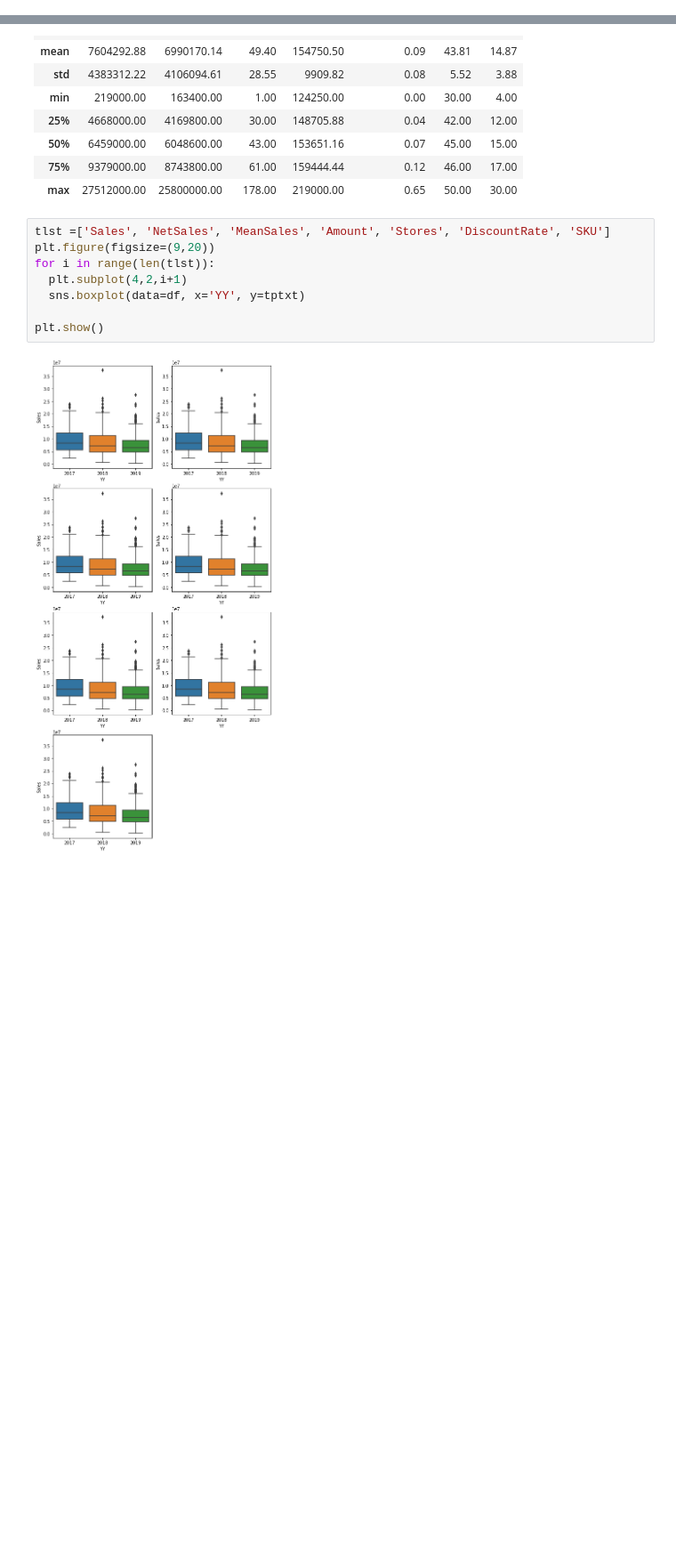
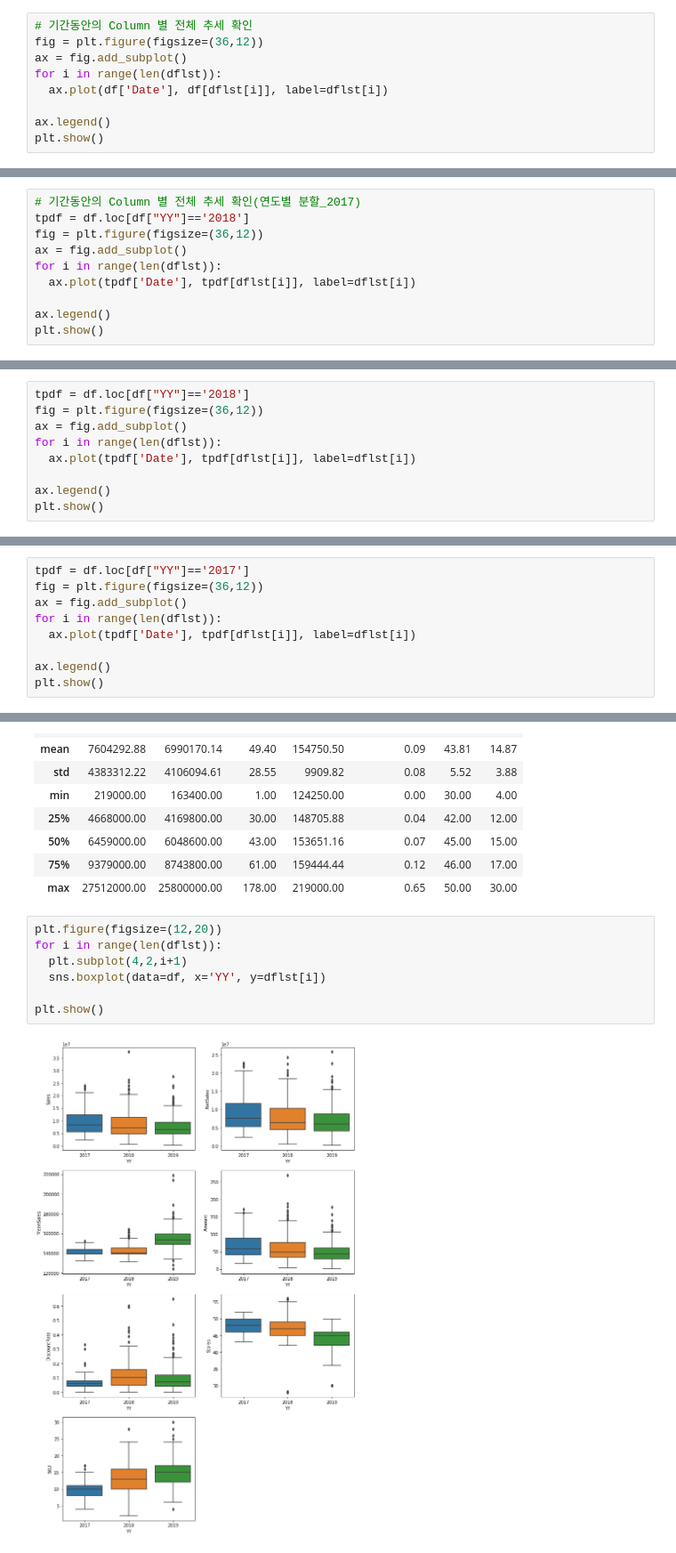
Before and after one commit to csLee94/project_notebook, a Jupyter notebook: SalesPredict_N.ipynb, the cells around one changed output, grey strips where cells are left out. Shown at 89% size. Saved outputs shown, nothing was run; the diff lists cells and outputs as text; blank space fills up the shorter version.

```diff
--- a/SalesPredict_N.ipynb
+++ b/SalesPredict_N.ipynb
@@ -82,0 +96,9 @@ for tempcol in list(df.columns)[1:]:
+# %%
+# 기간동안의 Column 별 전체 추세 확인
+fig = plt.figure(figsize=(36,12))
+ax = fig.add_subplot()
+for i in range(len(dflst)):
+  ax.plot(df['Date'], df[dflst[i]], label=dflst[i])
+
+ax.legend()
+plt.show()
@@ -82,0 +107,10 @@ for tempcol in list(df.columns)[1:]:
+# %%
+# 기간동안의 Column 별 전체 추세 확인(연도별 분할_2017)
+tpdf = df.loc[df["YY"]=='2018']
+fig = plt.figure(figsize=(36,12))
+ax = fig.add_subplot()
+for i in range(len(dflst)):
+  ax.plot(tpdf['Date'], tpdf[dflst[i]], label=dflst[i])
+
+ax.legend()
+plt.show()
@@ -82,0 +119,9 @@ for tempcol in list(df.columns)[1:]:
+# %%
+tpdf = df.loc[df["YY"]=='2018']
+fig = plt.figure(figsize=(36,12))
+ax = fig.add_subplot()
+for i in range(len(dflst)):
+  ax.plot(tpdf['Date'], tpdf[dflst[i]], label=dflst[i])
+
+ax.legend()
+plt.show()
@@ -82,0 +130,9 @@ for tempcol in list(df.columns)[1:]:
+# %%
+tpdf = df.loc[df["YY"]=='2017']
+fig = plt.figure(figsize=(36,12))
+ax = fig.add_subplot()
+for i in range(len(dflst)):
+  ax.plot(tpdf['Date'], tpdf[dflst[i]], label=dflst[i])
+
+ax.legend()
+plt.show()
@@ -144,12 +202,11 @@ df.loc[df['YY']=='2019'].describe()
 | 75% | 9379000.00 | 8743800.00 | 61.00 | 159444.44 | 0.12 | 46.00 | 17.00 |
 | max | 27512000.00 | 25800000.00 | 178.00 | 219000.00 | 0.65 | 50.00 | 30.00 |
 # %%
-tlst =['Sales', 'NetSales', 'MeanSales', 'Amount', 'Stores', 'DiscountRate', 'SKU']
-plt.figure(figsize=(9,20))
-for i in range(len(tlst)):
+plt.figure(figsize=(12,20))
+for i in range(len(dflst)):
   plt.subplot(4,2,i+1)
-  sns.boxplot(data=df, x='YY', y=tptxt)
+  sns.boxplot(data=df, x='YY', y=dflst[i])
 
 plt.show()
 # %% [output]
-[figure, old version]
+[figure, new version]
```
Also changed, not shown: parts of 42 cells of this notebook.
